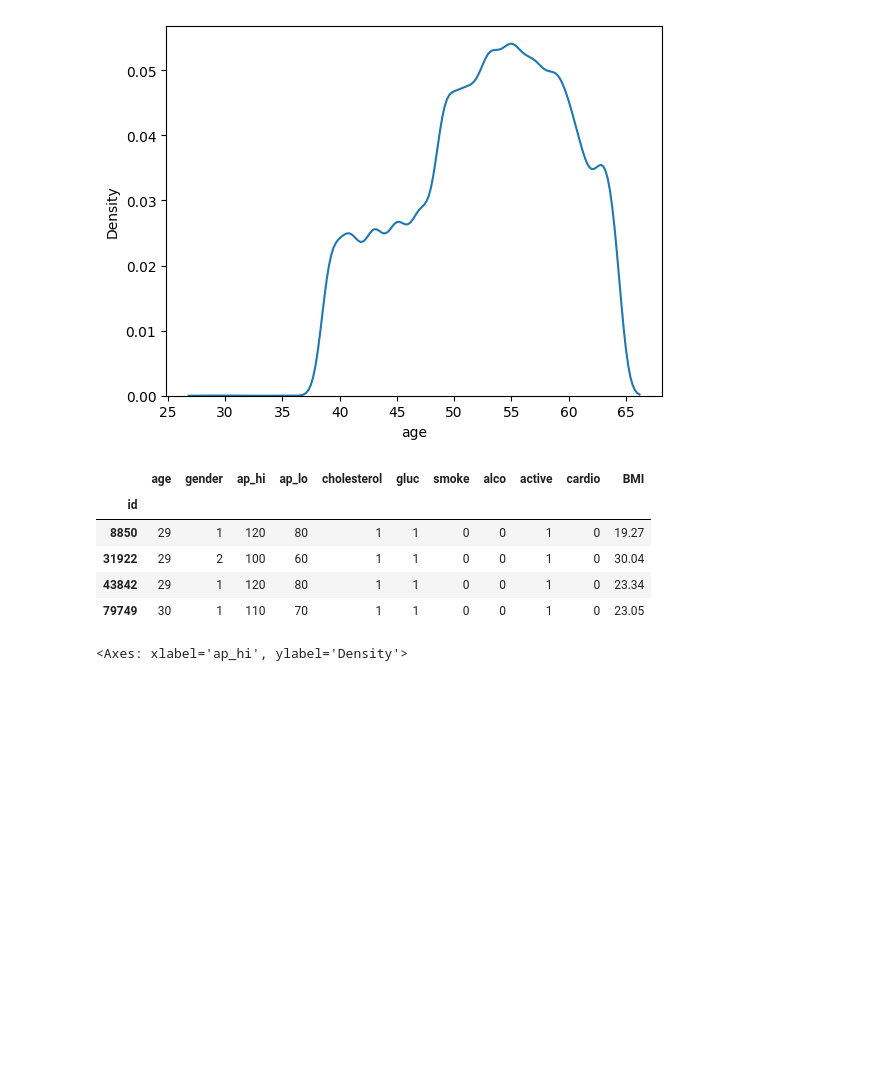
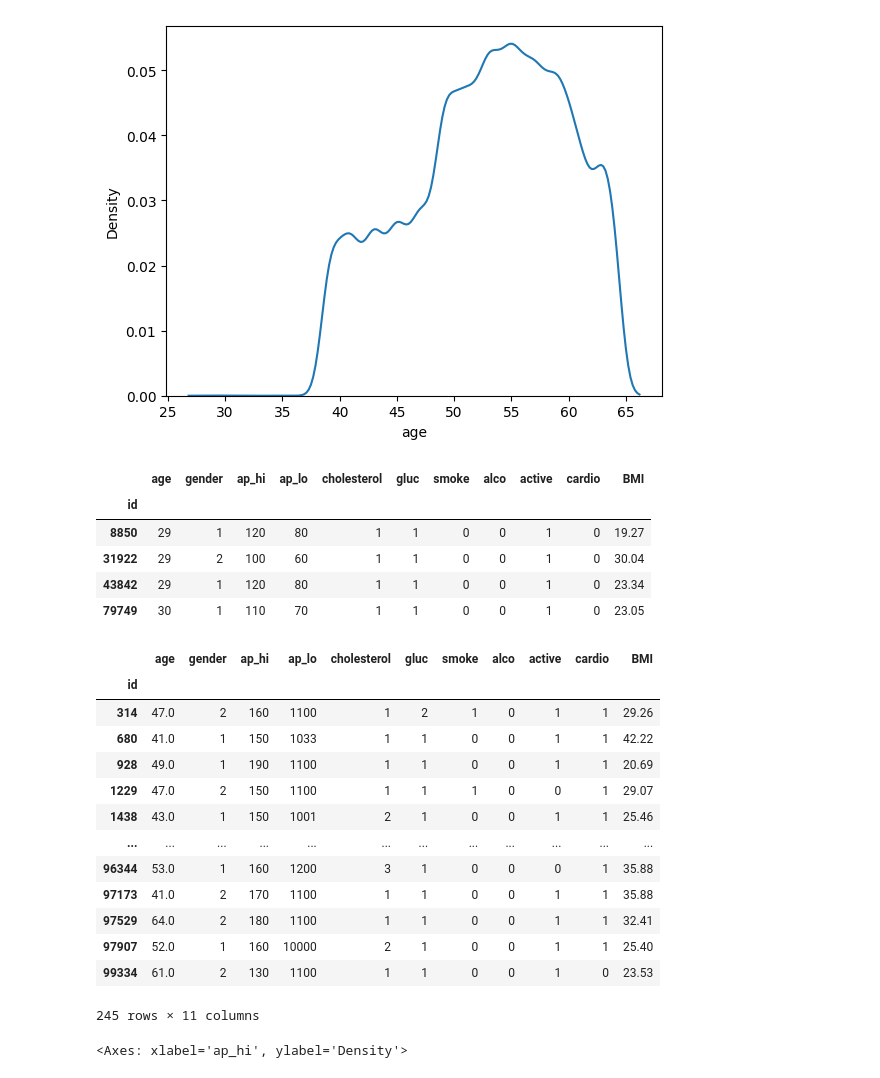
Before and after one commit to mannpadhiar/Cardiovascular-Disease-Prediction, a Jupyter notebook: heart_project.ipynb, the cells around one changed output. Saved outputs shown, nothing was run; the diff lists cells and outputs as text; code cells hidden in the pictures; blank space fills up the shorter version.

```diff
--- a/heart_project.ipynb
+++ b/heart_project.ipynb
@@ -94,4 +116,21 @@ df['age'] = np.where(df['age'] < 39,df['age'].mean(),df['age'])
 df = df[(df['ap_hi'] <= 200) & (df['ap_hi'] > 50)]
+# %%
+df[(df['ap_lo'] > 1000)]
+# %% [output]
+|  | age | gender | ap_hi | ap_lo | cholesterol | gluc | smoke | alco | active | cardio | BMI |
+| id |  |  |  |  |  |  |  |  |  |  |  |
+| 314 | 47.0 | 2 | 160 | 1100 | 1 | 2 | 1 | 0 | 1 | 1 | 29.26 |
+| 680 | 41.0 | 1 | 150 | 1033 | 1 | 1 | 0 | 0 | 1 | 1 | 42.22 |
+| 928 | 49.0 | 1 | 190 | 1100 | 1 | 1 | 0 | 0 | 1 | 1 | 20.69 |
+| 1229 | 47.0 | 2 | 150 | 1100 | 1 | 1 | 1 | 0 | 0 | 1 | 29.07 |
+| 1438 | 43.0 | 1 | 150 | 1001 | 2 | 1 | 0 | 0 | 1 | 1 | 25.46 |
+| ... | ... | ... | ... | ... | ... | ... | ... | ... | ... | ... | ... |
+| 96344 | 53.0 | 1 | 160 | 1200 | 3 | 1 | 0 | 0 | 0 | 1 | 35.88 |
+| 97173 | 41.0 | 2 | 170 | 1100 | 1 | 1 | 0 | 0 | 1 | 1 | 35.88 |
+| 97529 | 64.0 | 2 | 180 | 1100 | 1 | 1 | 0 | 0 | 1 | 1 | 32.41 |
+| 97907 | 52.0 | 1 | 160 | 10000 | 2 | 1 | 0 | 0 | 1 | 1 | 25.40 |
+| 99334 | 61.0 | 2 | 130 | 1100 | 1 | 1 | 0 | 0 | 1 | 0 | 23.53 |
+245 rows × 11 columns
 # %%
 sns.kdeplot(df['ap_hi'])
 # %% [output]
```
Also changed, not shown: parts of 17 cells of this notebook, 1 other file.
